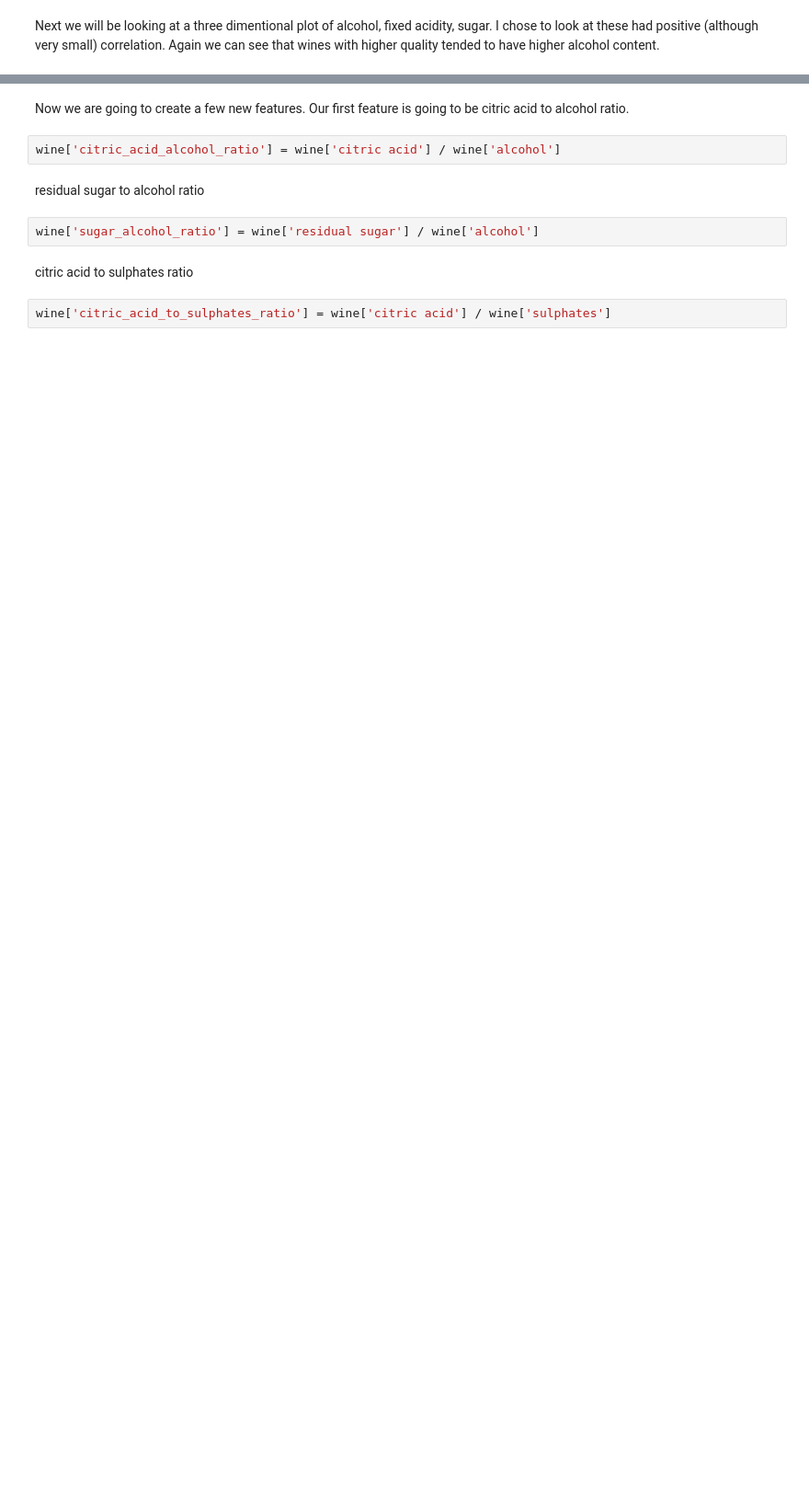
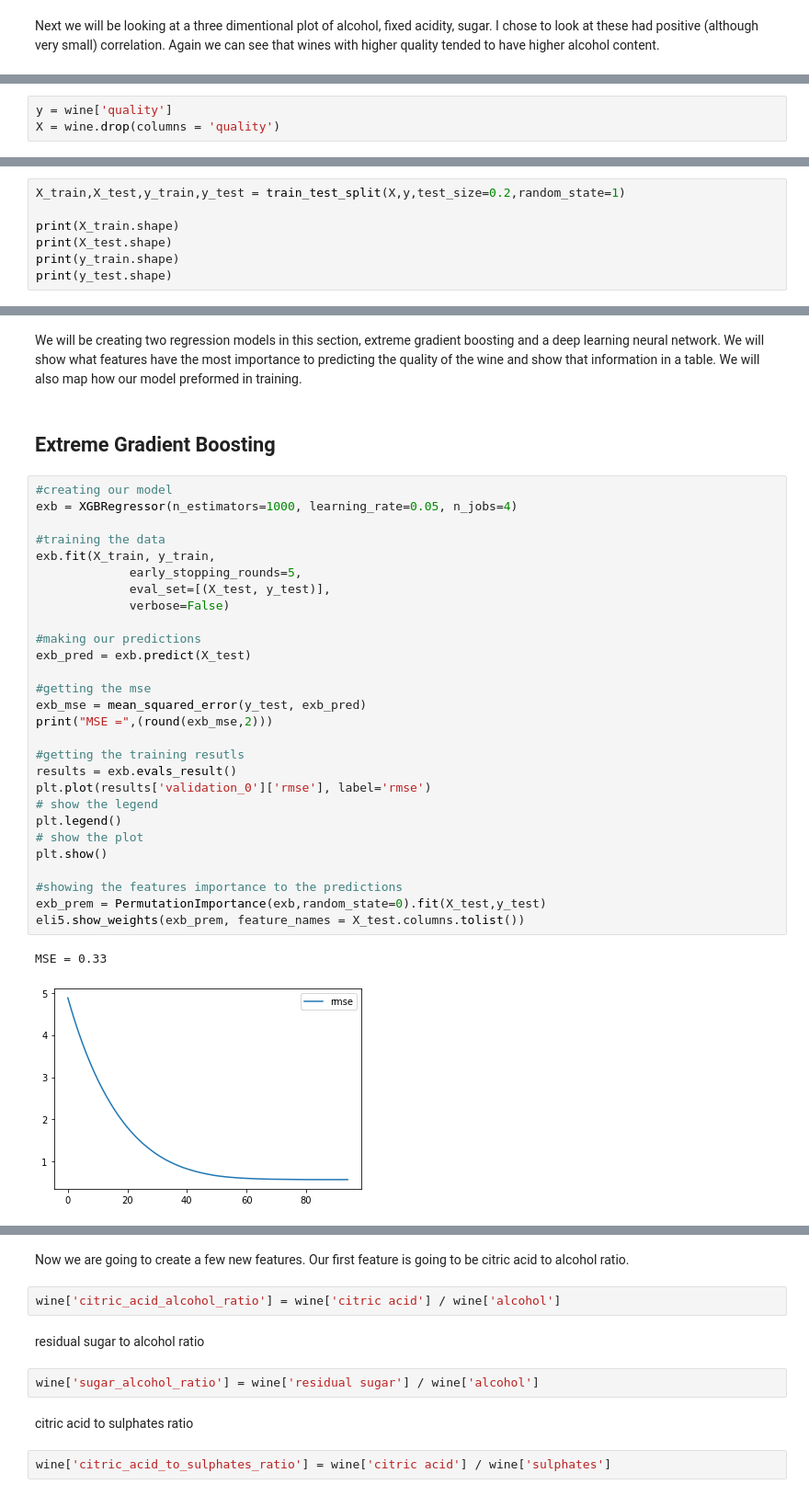
Before and after one commit to jarred13/Predicting_Quality_of_Wine, a Jupyter notebook: picking-wine-it-s-all-in-the-data.ipynb, the cells around one changed output, grey strips where cells are left out. Shown at 92% size. Saved outputs shown, nothing was run; the diff lists cells and outputs as text; blank space fills up the shorter version.

Commit message:
Kaggle Notebook | Picking Wine, It's All in the Data | Version 5

```diff
--- a/picking-wine-it-s-all-in-the-data.ipynb
+++ b/picking-wine-it-s-all-in-the-data.ipynb
@@ -201,0 +218,3 @@ fig.show()
+# %%
+y = wine['quality']
+X = wine.drop(columns = 'quality')
@@ -201,0 +223,7 @@ fig.show()
+# %%
+X_train,X_test,y_train,y_test = train_test_split(X,y,test_size=0.2,random_state=1)
+
+print(X_train.shape)
+print(X_test.shape)
+print(y_train.shape)
+print(y_test.shape)
@@ -201,0 +235,35 @@ fig.show()
+# %% [markdown]
+We will be creating two regression models in this section, extreme gradient boosting and a deep learning neural network. We will show what features have the most importance to predicting the quality of the wine and show that information in a table. We will also map how our model preformed in training.
+# %% [markdown]
+## Extreme Gradient Boosting
+# %%
+#creating our model
+exb = XGBRegressor(n_estimators=1000, learning_rate=0.05, n_jobs=4)
+
+#training the data
+exb.fit(X_train, y_train,
+             early_stopping_rounds=5,
+             eval_set=[(X_test, y_test)],
+             verbose=False)
+
+#making our predictions
+exb_pred = exb.predict(X_test)
+
+#getting the mse
+exb_mse = mean_squared_error(y_test, exb_pred)
+print("MSE =",(round(exb_mse,2)))
+
+#getting the training resutls
+results = exb.evals_result()
+plt.plot(results['validation_0']['rmse'], label='rmse')
+# show the legend
+plt.legend()
+# show the plot
+plt.show()
+
+#showing the features importance to the predictions
+exb_prem = PermutationImportance(exb,random_state=0).fit(X_test,y_test)
+eli5.show_weights(exb_prem, feature_names = X_test.columns.tolist())
+# %% [output]
+MSE = 0.33
+[figure, added]
```
Also changed, not shown: parts of 31 cells of this notebook.
